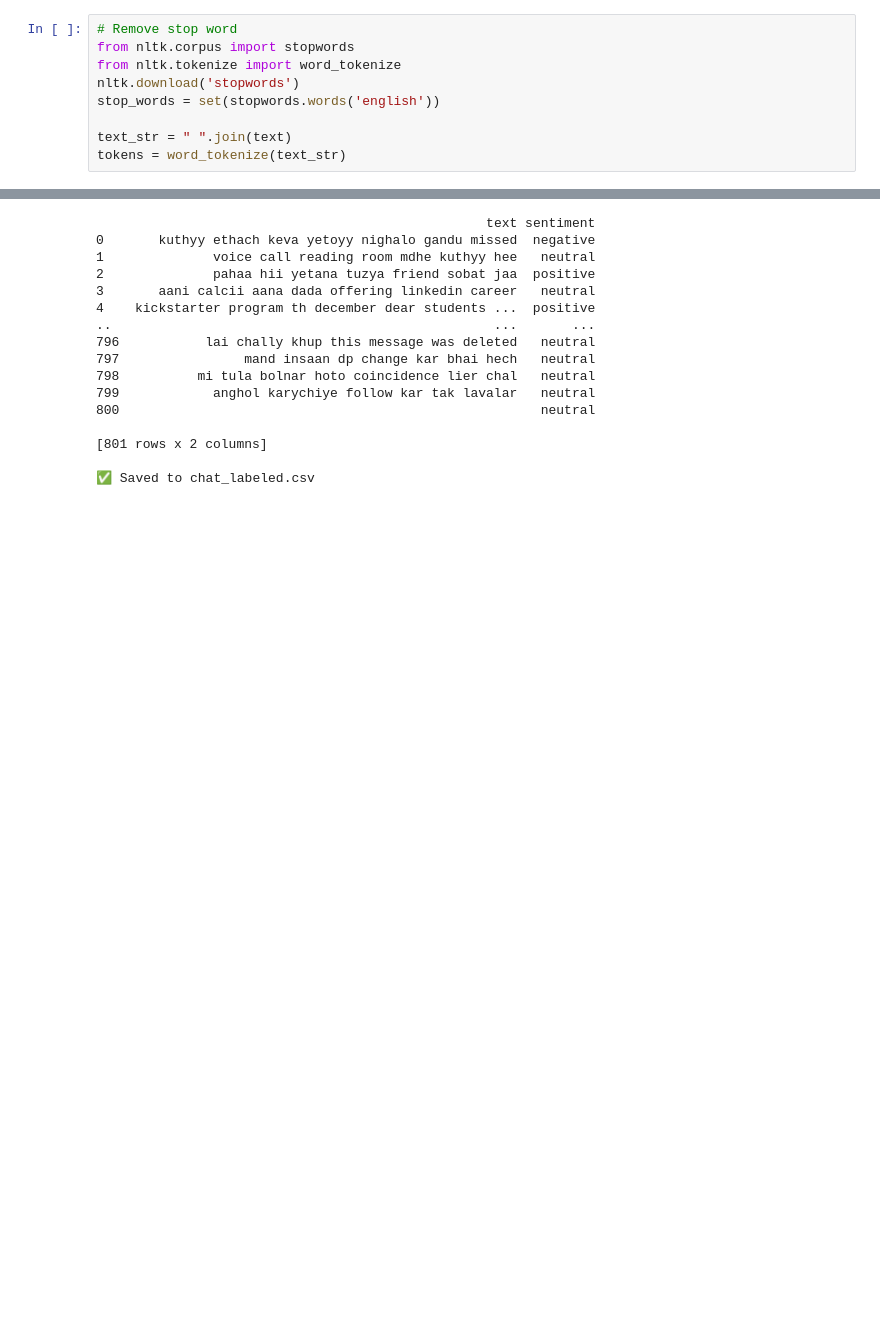
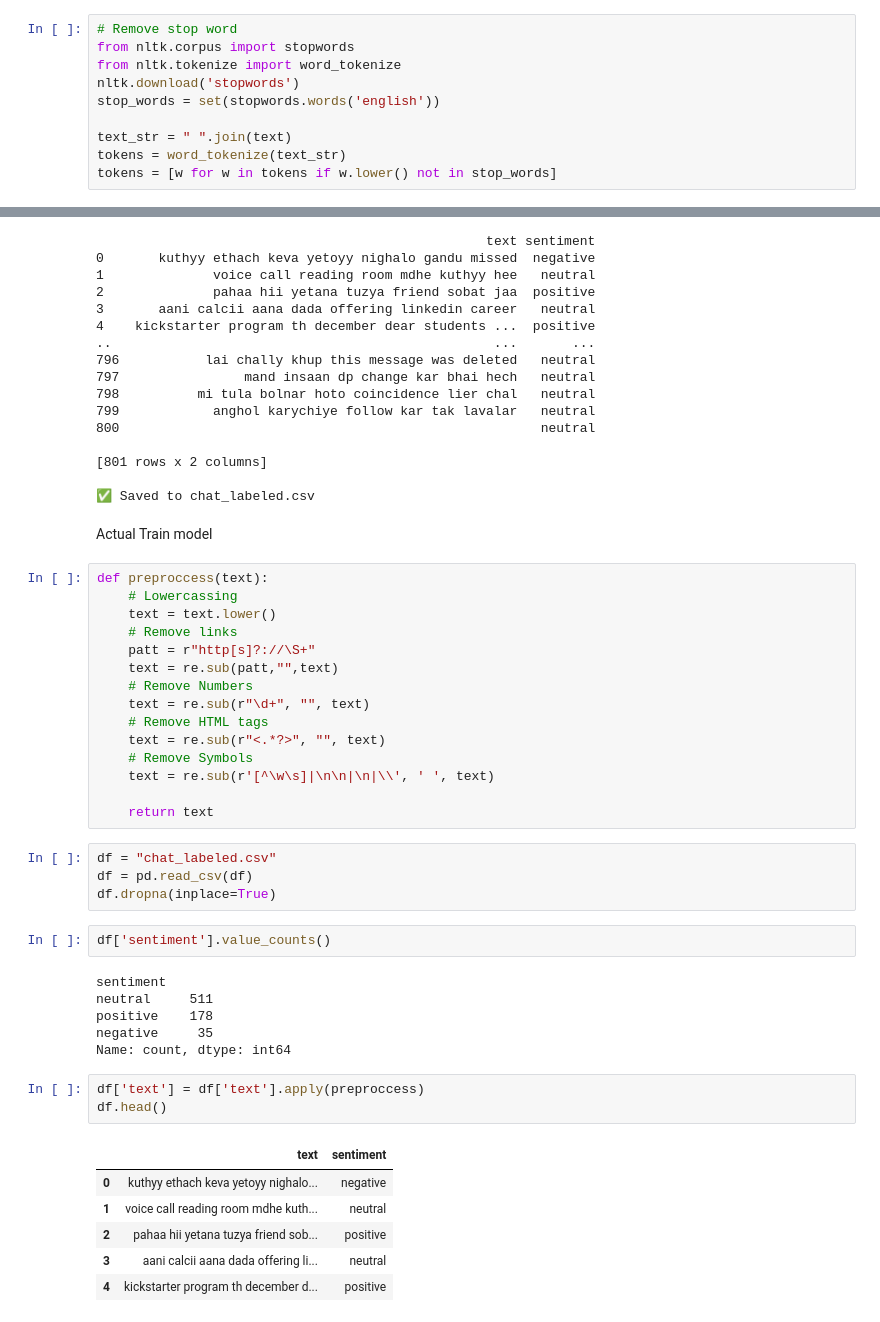
Before and after one commit to onkarshinde77/Chat-Analysis, a Jupyter notebook: main/Setimate_analysis/preprocessing/temp.ipynb, the cells around one changed output, grey strips where cells are left out. Cells and saved outputs as stored; diff of their text form; blank space fills up the shorter version.

Commit message:
some model method done

```diff
--- a/main/Setimate_analysis/preprocessing/temp.ipynb
+++ b/main/Setimate_analysis/preprocessing/temp.ipynb
@@ -79,6 +79,7 @@ stop_words = set(stopwords.words('english'))
 
 text_str = " ".join(text)
 tokens = word_tokenize(text_str)
+tokens = [w for w in tokens if w.lower() not in stop_words]
 # %% [output]
 [nltk_data] Downloading package stopwords to
 [nltk_data]     C:\Users\sai\AppData\Roaming\nltk_data...
@@ -266,3 +267,42 @@ print("\n✅ Saved to chat_labeled.csv")
 [801 rows x 2 columns]
 
 ✅ Saved to chat_labeled.csv
+# %% [markdown]
+Actual Train model
+# %%
+def preproccess(text):
+    # Lowercassing
+    text = text.lower()
+    # Remove links
+    patt = r"http[s]?://\S+"
+    text = re.sub(patt,"",text)
+    # Remove Numbers
+    text = re.sub(r"\d+", "", text)
+    # Remove HTML tags
+    text = re.sub(r"<.*?>", "", text)
+    # Remove Symbols
+    text = re.sub(r'[^\w\s]|\n\n|\n|\\', ' ', text)
+
+    return text
+# %%
+df = "chat_labeled.csv"
+df = pd.read_csv(df)
+df.dropna(inplace=True)
+# %%
+df['sentiment'].value_counts()
+# %% [output]
+sentiment
+neutral     511
+positive    178
+negative     35
+Name: count, dtype: int64
+# %%
+df['text'] = df['text'].apply(preproccess)
+df.head()
+# %% [output]
+|  | text | sentiment |
+| 0 | kuthyy ethach keva yetoyy nighalo... | negative |
+| 1 | voice call reading room mdhe kuth... | neutral |
+| 2 | pahaa hii yetana tuzya friend sob... | positive |
+| 3 | aani calcii aana dada offering li... | neutral |
+| 4 | kickstarter program th december d... | positive |
```
Also changed, not shown: parts of 18 cells of this notebook, 7 other files.
